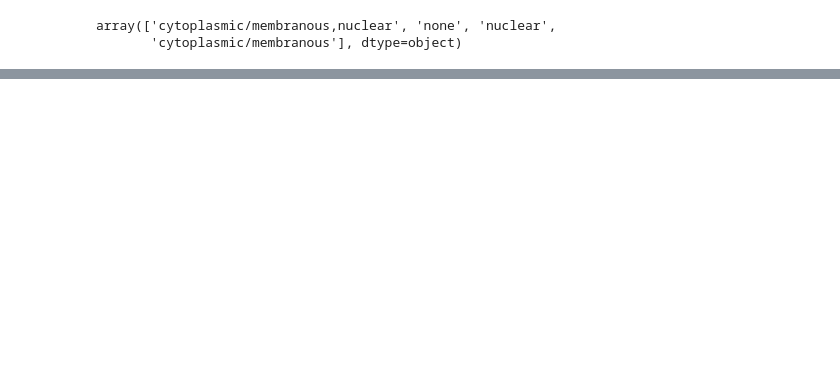
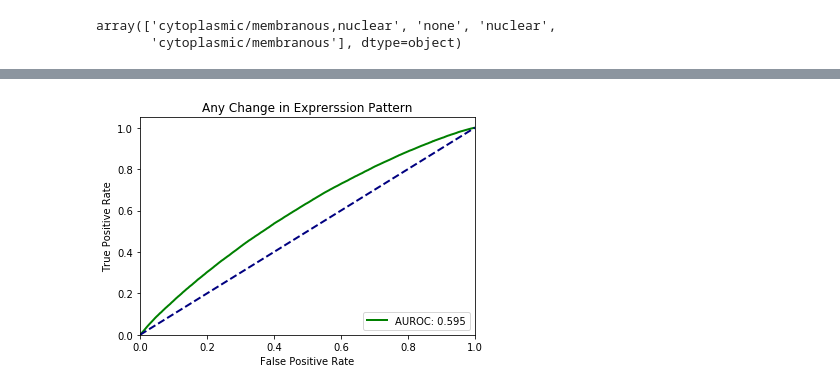
Before and after one commit to martinkang93/hpa_image_analysis, a Jupyter notebook: notebooks/Experiment 2.ipynb, the cells around one changed output, grey strips where cells are left out. Cells and saved outputs as stored; diff of their text form; code cells hidden in the pictures; blank space fills up the shorter version.

```diff
--- a/notebooks/Experiment 2.ipynb
+++ b/notebooks/Experiment 2.ipynb
@@ -28,3 +22,7 @@ metadata_df['subcellular_location'].unique()
 # %% [output]
 array(['cytoplasmic/membranous,nuclear', 'none', 'nuclear',
        'cytoplasmic/membranous'], dtype=object)
+# %%
+df['image_a_type'] = df.apply(lambda row: row['image_a'].split('/')[6], axis=1)
+df['image_b_type'] = df.apply(lambda row: row['image_b'].split('/')[6], axis=1)
+df['type_change'] = df.apply(lambda row: 1 if row['image_a_type']!=row['image_b_type'] else 0, axis=1)
@@ -31,6 +50,8 @@ array(['cytoplasmic/membranous,nuclear', 'none', 'nuclear',
+# %%
+df['staining_change'] = df.apply(lambda row: 1 if row['image_a_staining'].lower()!=row['image_b_staining'].lower() else 0, axis=1)
 # %%
-#df = df.merge(metadata_df[['s3_aws_urls', 'subcellular_location']].rename(columns={'s3_aws_urls':'healthy_image', 'subcellular_location':'healthy_annotation'}), on='healthy_image')
-#df = df.merge(metadata_df[['s3_aws_urls', 'subcellular_location']].rename(columns={'s3_aws_urls':'pathology_image', 'subcellular_location':'pathology_annotation'}), on='pathology_image')
-df = df.merge(metadata_df[['s3_aws_urls', 'staining']].rename(columns={'s3_aws_urls':'healthy_image', 'staining':'healthy_staining'}), on='healthy_image')
-df = df.merge(metadata_df[['s3_aws_urls', 'staining']].rename(columns={'s3_aws_urls':'pathology_image', 'staining':'pathology_staining'}), on='pathology_image')
+df = df.merge(metadata_df[['s3_aws_urls', 'subcellular_location']].rename(columns={'s3_aws_urls':'image_a', 'subcellular_location':'image_a_annotation'}), on='image_a')
+df = df.merge(metadata_df[['s3_aws_urls', 'subcellular_location']].rename(columns={'s3_aws_urls':'image_b', 'subcellular_location':'image_b_annotation'}), on='image_b')
+df = df.merge(metadata_df[['s3_aws_urls', 'staining']].rename(columns={'s3_aws_urls':'image_a', 'staining':'image_a_staining'}), on='image_a')
+df = df.merge(metadata_df[['s3_aws_urls', 'staining']].rename(columns={'s3_aws_urls':'image_b', 'staining':'image_b_staining'}), on='image_b')
 # %%
@@ -61,2 +86,6 @@ df.groupby(['healthy_annotation','pathology_annotation']).count()
 # %%
 df.to_csv('all_inter_gene_pair_cdist.csv', index=False)
+# %%
+plot_roc_curve(df['expression_change'], df['c_dist'].astype('float'), 'Any Change in Exprerssion Pattern')
+# %% [output]
+[figure, added]
```
Also changed, not shown: parts of 15 cells of this notebook, 15 other files.
